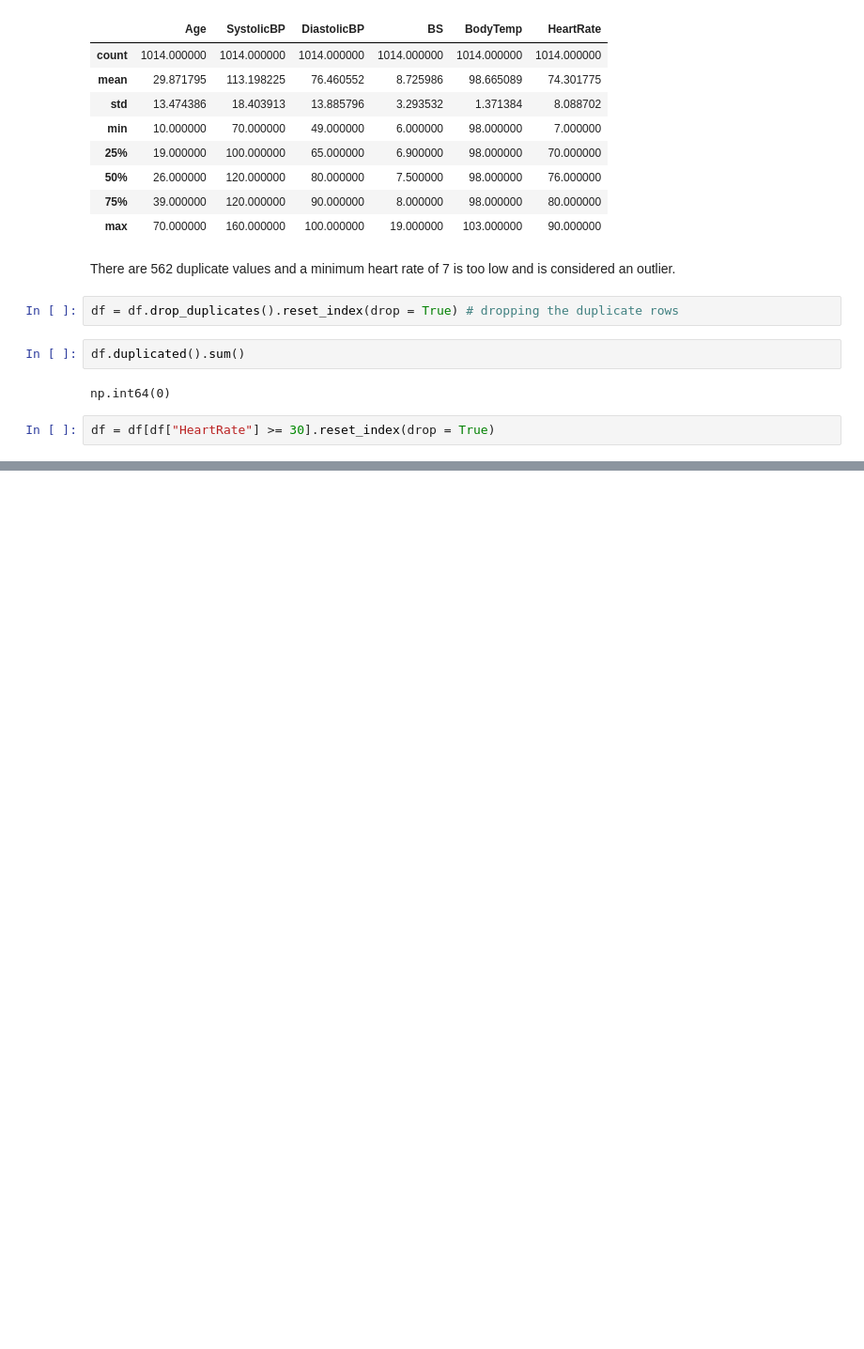
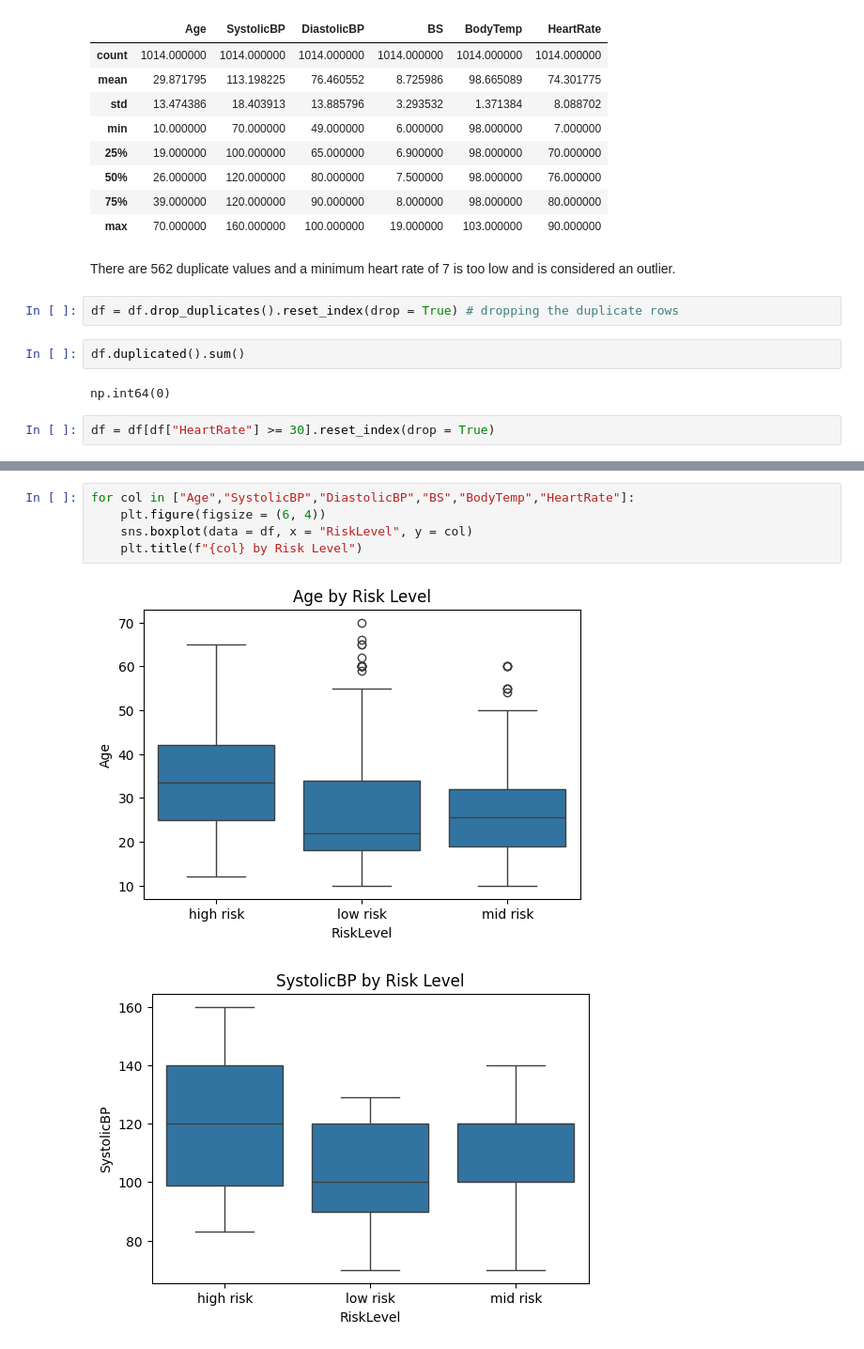
Before and after one commit to aimee-joseph/ML-Lab-2547204, a Jupyter notebook: CIA 3.ipynb, the cells around one changed output, grey strips where cells are left out. Shown at 94% size. Cells and saved outputs as stored; diff of their text form; blank space fills up the shorter version.

```diff
--- a/CIA 3.ipynb
+++ b/CIA 3.ipynb
@@ -102,0 +104,8 @@ for col in ['Age','SystolicBP','DiastolicBP','BS','BodyTemp','HeartRate']:
+# %%
+for col in ["Age","SystolicBP","DiastolicBP","BS","BodyTemp","HeartRate"]:
+    plt.figure(figsize = (6, 4))
+    sns.boxplot(data = df, x = "RiskLevel", y = col)
+    plt.title(f"{col} by Risk Level")
+# %% [output]
+[figure, added]
+[figure, added]
```
Also changed, not shown: parts of 4 cells of this notebook.
